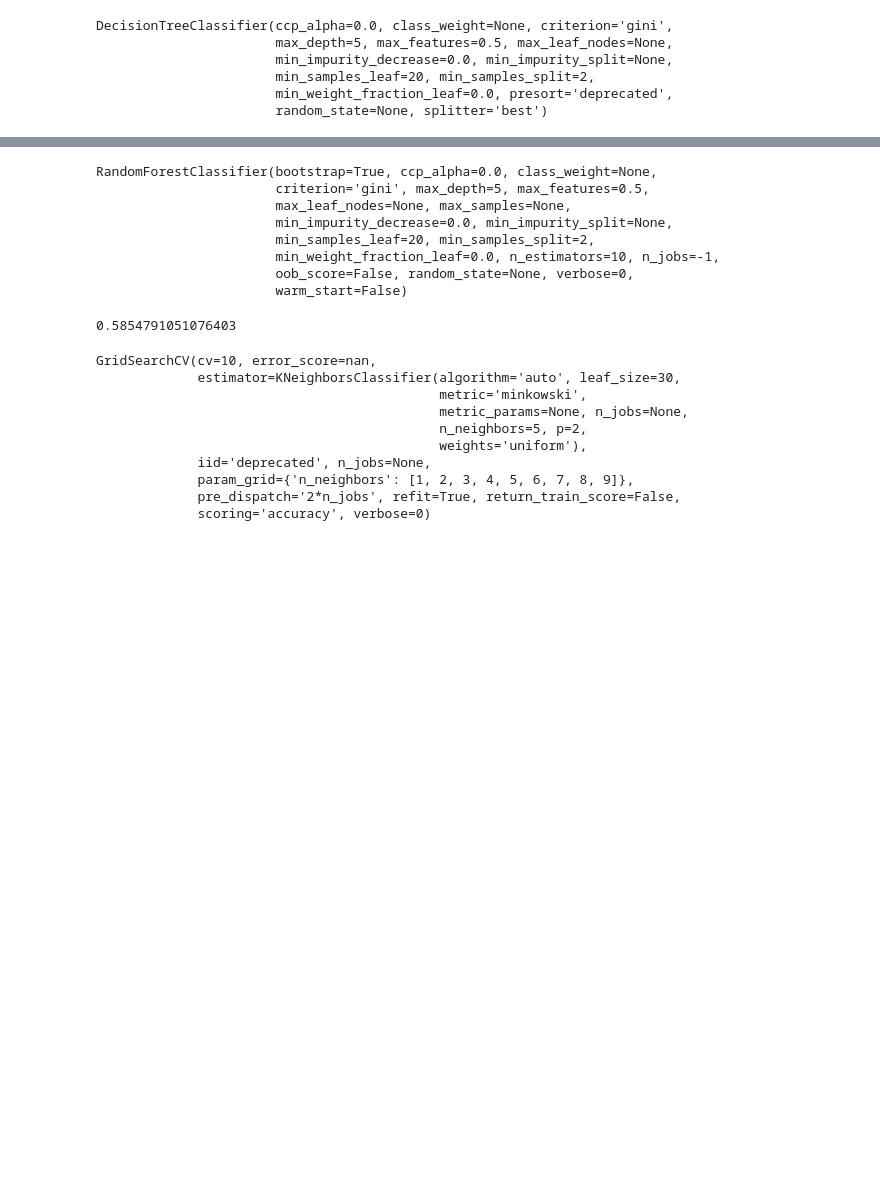
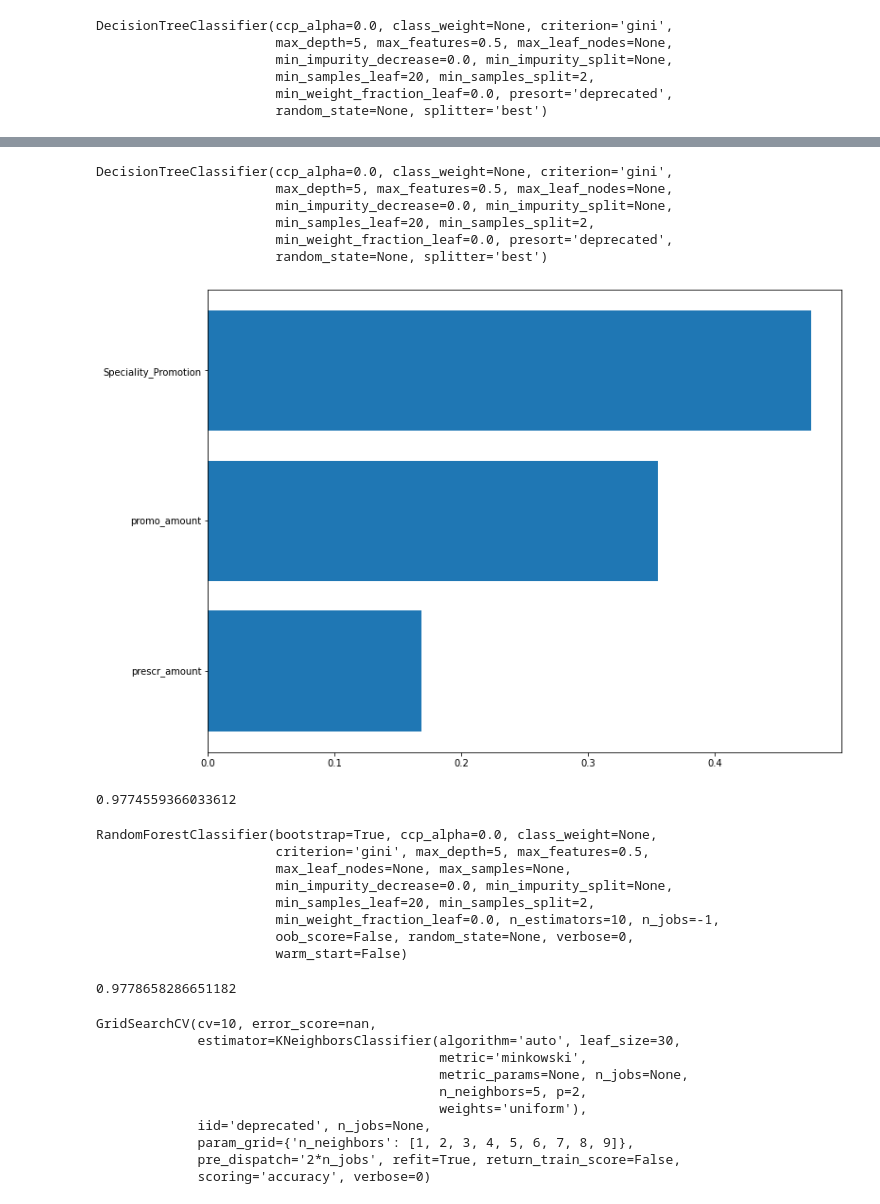
Before and after one commit to Geringer13/Netology_pyda, a Jupyter notebook: Дипломная_работа_Нетология.ipynb, the cells around one changed output, grey strips where cells are left out. Drawn from its saved outputs; the diff is of its cells as text; code cells hidden in the pictures; blank space fills up the shorter version.

```diff
--- a/Дипломная_работа_Нетология.ipynb
+++ b/Дипломная_работа_Нетология.ipynb
@@ -447,0 +473,5 @@ array([[0.00775194, 0.10852713, 0.20930233, 0.3875969 , 0.28682171],
+# %%
+X_2 = data_proba.drop(['level_0', 'sell_out_rub', 'date_c', 'corporation', 'brand'], axis=1)
+y_2 = data_proba['level_0']
+# %%
+X_2train, X_2test, y_2train, y_2test = train_test_split(X_2, y_2, test_size=0.3)
@@ -448,2 +480,22 @@ array([[0.00775194, 0.10852713, 0.20930233, 0.3875969 , 0.28682171],
+# %%
+dt1.fit(X_2train, y_2train)
+# %% [output]
+DecisionTreeClassifier(ccp_alpha=0.0, class_weight=None, criterion='gini',
+                       max_depth=5, max_features=0.5, max_leaf_nodes=None,
+                       min_impurity_decrease=0.0, min_impurity_split=None,
+                       min_samples_leaf=20, min_samples_split=2,
+                       min_weight_fraction_leaf=0.0, presort='deprecated',
+                       random_state=None, splitter='best')
+# %%
+# наиболее важные фичи
+plt.barh(np.arange(len(dt1.feature_importances_)), dt.feature_importances_)
+plt.yticks(np.arange(len(X_2.columns)),X_2.columns)
+plt.show()
+# %% [output]
+[figure, added]
+# %%
+dt1.score(X_2test, y_2test)
+# %% [output]
+0.9774559366033612
 # %%
 clf_rf = RandomForestClassifier(n_estimators=10, max_depth=5, min_samples_leaf=20, max_features=0.5, n_jobs=-1)
@@ -458,9 +510,9 @@ RandomForestClassifier(bootstrap=True, ccp_alpha=0.0, class_weight=None,
                        oob_score=False, random_state=None, verbose=0,
                        warm_start=False)
 # %%
-clf_rf.score(X_1test, y_1test)
+clf_rf.score(X_2test, y_2test)
 # %% [output]
-0.5854791051076403
+0.9778658286651182
 # %%
 k_range = list(range(1, 10))
 # %%
```
Also changed, not shown: parts of 47 cells of this notebook.
